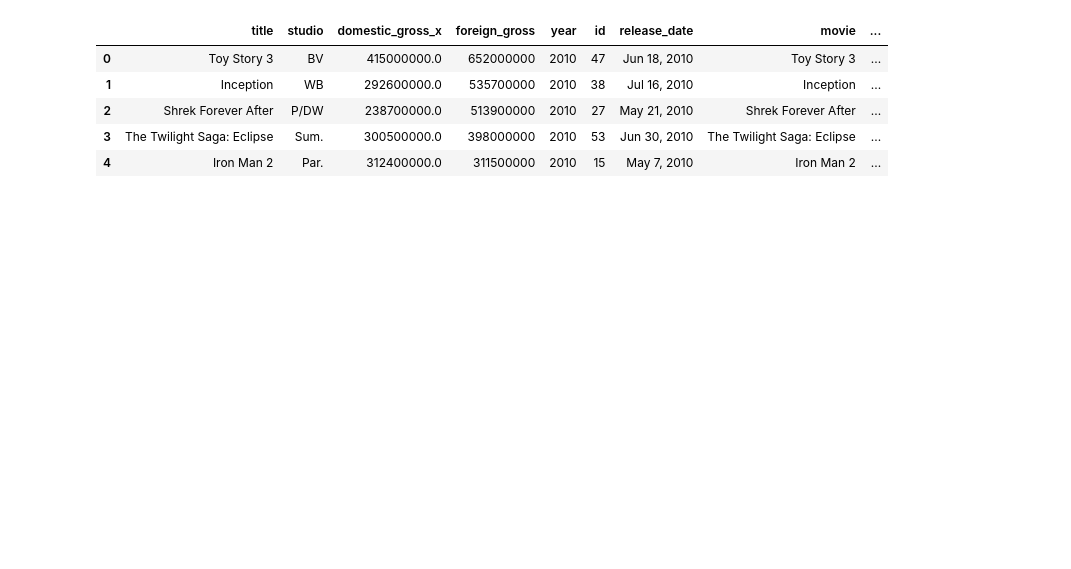
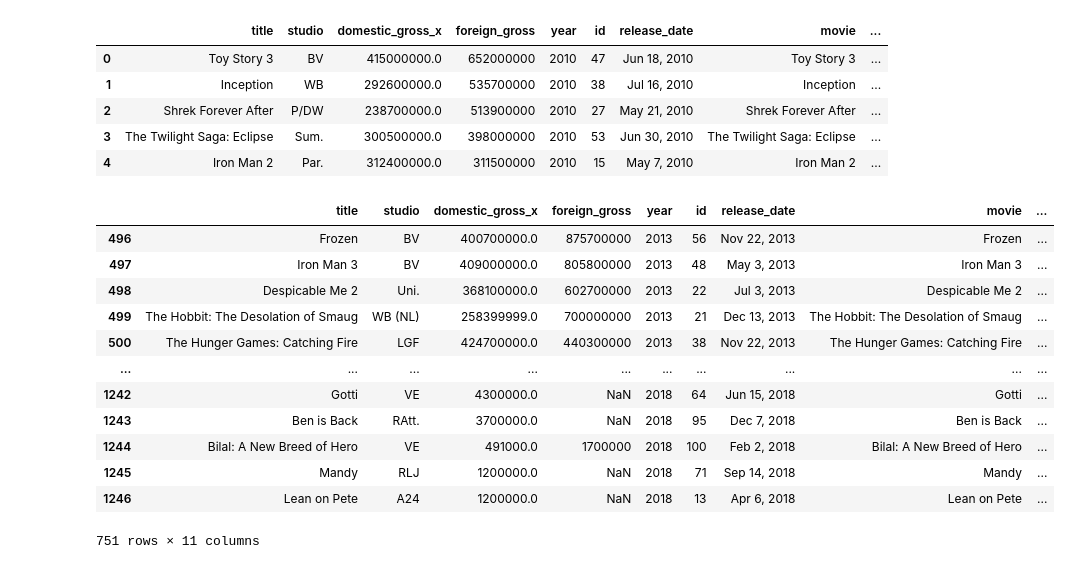
Before and after one commit to Aachiko/Microsoft-Movie-Market-Analysis, a Jupyter notebook: phase_1_project.ipynb, the cells around one changed output. Saved outputs shown, nothing was run; the diff lists cells and outputs as text; code cells hidden in the pictures; blank space fills up the shorter version.

```diff
--- a/phase_1_project.ipynb
+++ b/phase_1_project.ipynb
@@ -297,6 +240,6 @@ Merging Boxoffice and movie budgets
 # %%
-merge = pd.merge(bom, movie_budgets, left_on= 'title', right_on = 'movie', how= 'inner')
-merge.head()
+movie_finance = pd.merge(bom, movie_budgets, left_on= 'title', right_on = 'movie', how= 'inner')
+movie_finance.head()
 # %% [output]
 |  | title | studio | domestic_gross_x | foreign_gross | year | id | release_date | movie | ... |
 | 0 | Toy Story 3 | BV | 415000000.0 | 652000000 | 2010 | 47 | Jun 18, 2010 | Toy Story 3 | ... |
@@ -304,3 +247,20 @@ merge.head()
 | 2 | Shrek Forever After | P/DW | 238700000.0 | 513900000 | 2010 | 27 | May 21, 2010 | Shrek Forever After | ... |
 | 3 | The Twilight Saga: Eclipse | Sum. | 300500000.0 | 398000000 | 2010 | 53 | Jun 30, 2010 | The Twilight Saga: Eclipse | ... |
 | 4 | Iron Man 2 | Par. | 312400000.0 | 311500000 | 2010 | 15 | May 7, 2010 | Iron Man 2 | ... |
+# %%
+movie_recent = movie_finance.loc[movie_finance['year'] >= 2013]
+movie_recent
+# %% [output]
+|  | title | studio | domestic_gross_x | foreign_gross | year | id | release_date | movie | ... |
+| 496 | Frozen | BV | 400700000.0 | 875700000 | 2013 | 56 | Nov 22, 2013 | Frozen | ... |
+| 497 | Iron Man 3 | BV | 409000000.0 | 805800000 | 2013 | 48 | May 3, 2013 | Iron Man 3 | ... |
+| 498 | Despicable Me 2 | Uni. | 368100000.0 | 602700000 | 2013 | 22 | Jul 3, 2013 | Despicable Me 2 | ... |
+| 499 | The Hobbit: The Desolation of Smaug | WB (NL) | 258399999.0 | 700000000 | 2013 | 21 | Dec 13, 2013 | The Hobbit: The Desolation of Smaug | ... |
+| 500 | The Hunger Games: Catching Fire | LGF | 424700000.0 | 440300000 | 2013 | 38 | Nov 22, 2013 | The Hunger Games: Catching Fire | ... |
+| ... | ... | ... | ... | ... | ... | ... | ... | ... | ... |
+| 1242 | Gotti | VE | 4300000.0 | NaN | 2018 | 64 | Jun 15, 2018 | Gotti | ... |
+| 1243 | Ben is Back | RAtt. | 3700000.0 | NaN | 2018 | 95 | Dec 7, 2018 | Ben is Back | ... |
+| 1244 | Bilal: A New Breed of Hero | VE | 491000.0 | 1700000 | 2018 | 100 | Feb 2, 2018 | Bilal: A New Breed of Hero | ... |
+| 1245 | Mandy | RLJ | 1200000.0 | NaN | 2018 | 71 | Sep 14, 2018 | Mandy | ... |
+| 1246 | Lean on Pete | A24 | 1200000.0 | NaN | 2018 | 13 | Apr 6, 2018 | Lean on Pete | ... |
+751 rows × 11 columns
```
Also changed, not shown: parts of 10 cells of this notebook.
